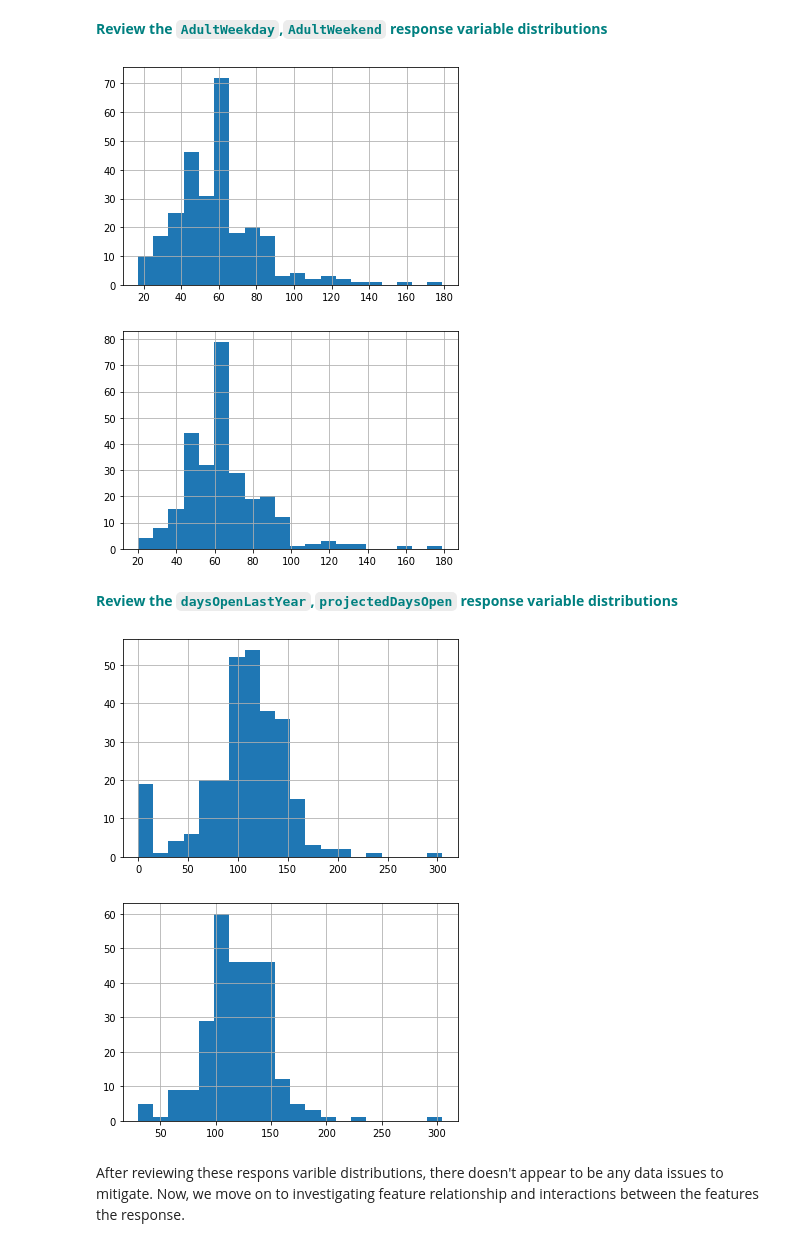
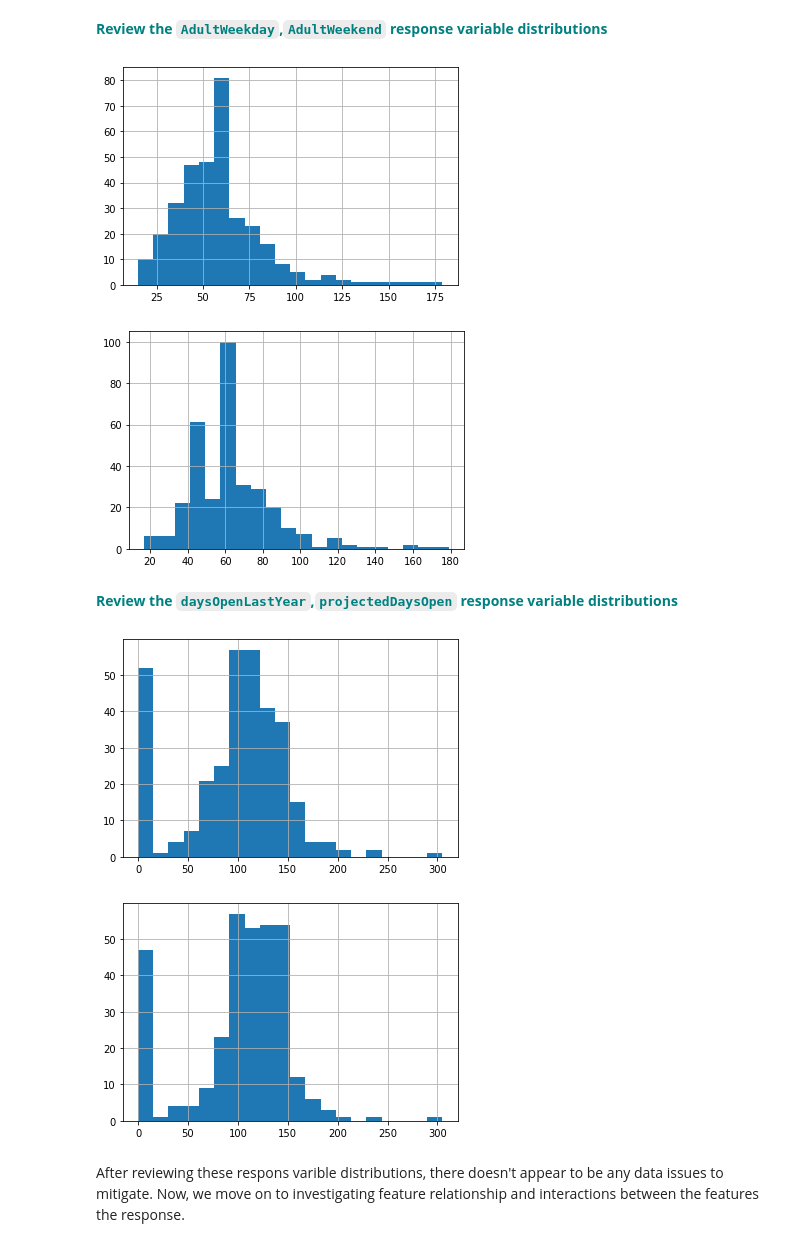
Before and after one commit to j990345/GuidedCapstone, a Jupyter notebook: Exploratory Data Analysis/Notebook_stepthree.ipynb, the cells around one changed output. Cells and saved outputs as stored; diff of their text form; code cells hidden in the pictures.

```diff
--- a/Exploratory Data Analysis/Notebook_stepthree.ipynb
+++ b/Exploratory Data Analysis/Notebook_stepthree.ipynb
@@ -265,25 +264,25 @@ There are many possible response variables you could have identified in Step 1 o
 # %%
 # Make a histogram of the 'AdultWeekday' column of the dfno dataframe.
 # You'll want to call hist() on that column
-hist_adultweekly = dfno["AdultWeekday"].hist(bins=20)
+hist_adultweekly = df["AdultWeekday"].hist(bins=20)
 # %% [output]
-[figure, old version]
+[figure, new version]
 # %%
 # Do the same but with the AdultWeekend column
-hist_adultweekend = dfno["AdultWeekend"].hist(bins=20)
+hist_adultweekend = df["AdultWeekend"].hist(bins=20)
 # %% [output]
-[figure, old version]
+[figure, new version]
 # %% [markdown]
 <font color='teal'>**Review the `daysOpenLastYear`,`projectedDaysOpen` response variable distributions**</font>
 # %%
 # Do the same as above! You got this :)
-hist_daysopenlastyear = dfno["daysOpenLastYear"].hist(bins=20)
+hist_daysopenlastyear = df["daysOpenLastYear"].hist(bins=20)
 # %% [output]
-[figure, old version]
+[figure, new version]
 # %%
-hist_projectdaysopen = dfno["projectedDaysOpen"].hist(bins=20)
+hist_projectdaysopen = df["projectedDaysOpen"].hist(bins=20)
 # %% [output]
-[figure, old version]
+[figure, new version]
 # %% [markdown]
 After reviewing these respons varible distributions, there doesn't appear to be any data issues to mitigate. Now, we move on to investigating feature relationship and interactions between the features the response.
 # %% [markdown]
```
Also changed, not shown: parts of 15 cells of this notebook, 2 other files.
